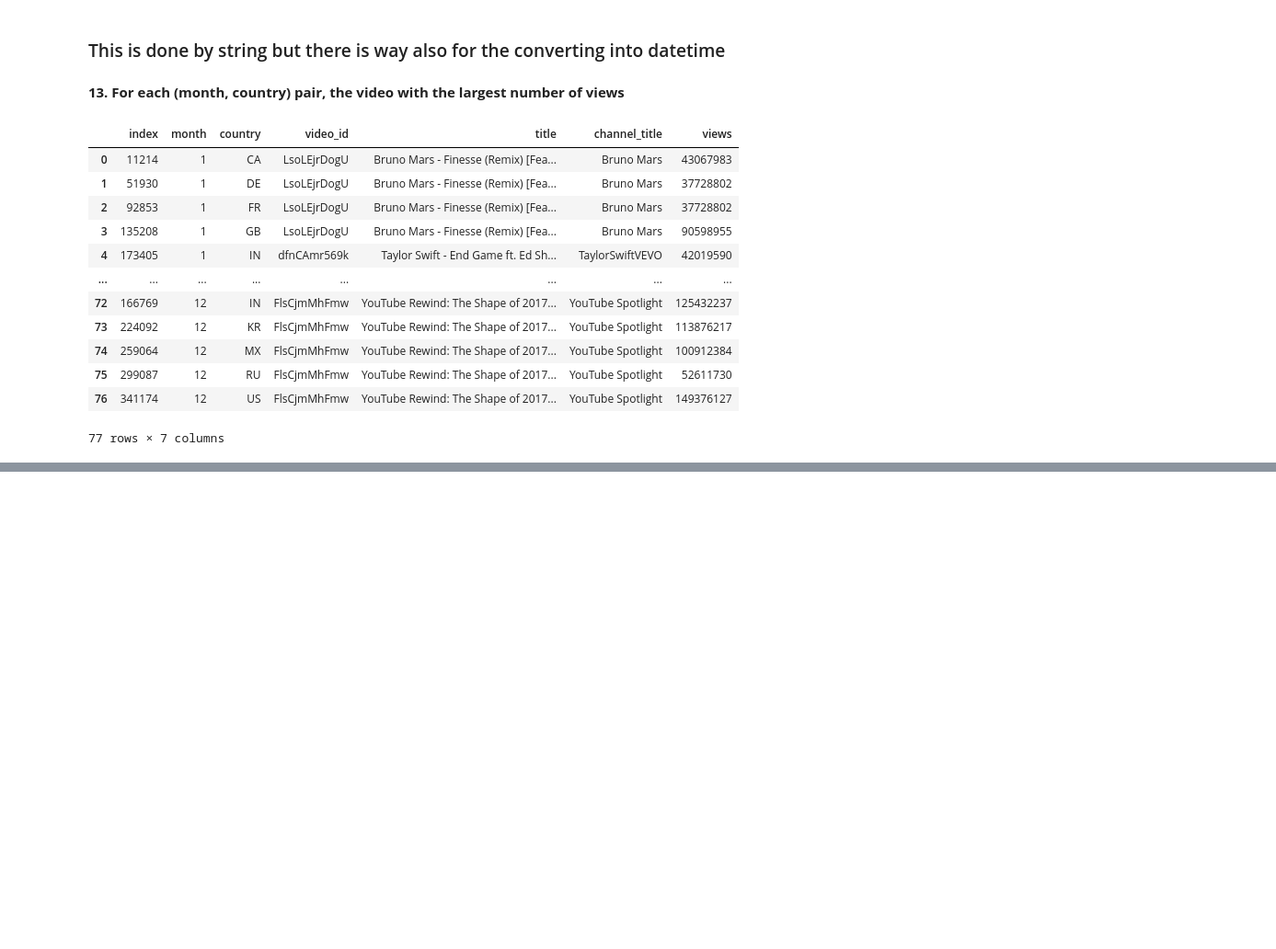
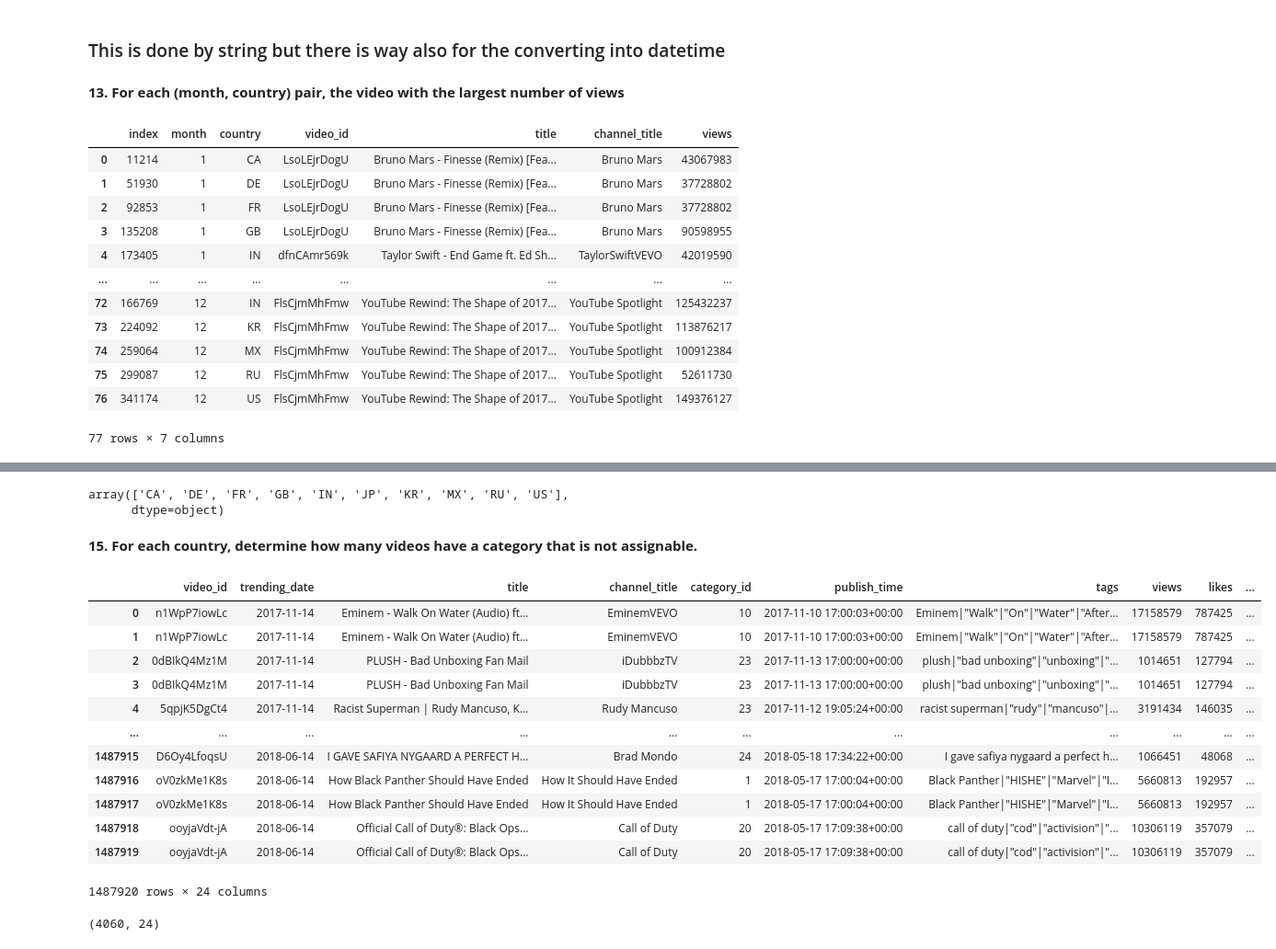
Before and after one commit to aminentezari/CS_project_2025, a Jupyter notebook: notebooks/Main.ipynb, the cells around one changed output, grey strips where cells are left out. Shown at 92% size. Cells and saved outputs as stored; diff of their text form; code cells hidden in the pictures; blank space fills up the shorter version.

```diff
--- a/notebooks/Main.ipynb
+++ b/notebooks/Main.ipynb
@@ -343,0 +389,26 @@ df.loc[idxx, ['month', 'country', 'video_id', 'title', 'channel_title', 'views']
+# %%
+for jf in json_files:
+    country = jf.stem.split("_")[0].upper()  # CA_category_id -> CA
+
+    with open(jf, "r", encoding="utf-8") as f:
+        data = json.load(f)
+
+    items = data.get("items", [])
+    if len(items) == 0:
+        continue
+
+    cat_df = pd.json_normalize(items)
+
+    cat_df = cat_df[["id", "snippet.title", "snippet.assignable"]].rename(columns={
+        "id": "category_id",
+        "snippet.title": "category_name",
+        "snippet.assignable": "assignable"
+    })
+
+    cat_df["category_id"] = cat_df["category_id"].astype(str)
+    cat_df["country"] = country
+
+    dfs.append(cat_df)
+# %%
+categories_df = pd.concat(dfs, ignore_index=True)
+categories_df.head()
@@ -343,0 +422,37 @@ df.loc[idxx, ['month', 'country', 'video_id', 'title', 'channel_title', 'views']
+# %%
+categories_df['country'].unique()
+# %% [output]
+array(['CA', 'DE', 'FR', 'GB', 'IN', 'JP', 'KR', 'MX', 'RU', 'US'],
+      dtype=object)
+# %% [markdown]
+**15. For each country, determine how many videos have a category that is not assignable.**
+# %%
+df["category_id"] = df["category_id"].astype(str)
+categories_df["category_id"] = categories_df["category_id"].astype(str)
+# %%
+df_merged = df.merge(
+    categories_df[["country", "category_id", "assignable"]],
+    on=["country", "category_id"],
+    how="left"
+)
+# %%
+df_merged
+# %% [output]
+|  | video_id | trending_date | title | channel_title | category_id | publish_time | tags | views | likes | ... |
+| 0 | n1WpP7iowLc | 2017-11-14 | Eminem - Walk On Water (Audio) ft... | EminemVEVO | 10 | 2017-11-10 17:00:03+00:00 | Eminem|"Walk"|"On"|"Water"|"After... | 17158579 | 787425 | ... |
+| 1 | n1WpP7iowLc | 2017-11-14 | Eminem - Walk On Water (Audio) ft... | EminemVEVO | 10 | 2017-11-10 17:00:03+00:00 | Eminem|"Walk"|"On"|"Water"|"After... | 17158579 | 787425 | ... |
+| 2 | 0dBIkQ4Mz1M | 2017-11-14 | PLUSH - Bad Unboxing Fan Mail | iDubbbzTV | 23 | 2017-11-13 17:00:00+00:00 | plush|"bad unboxing"|"unboxing"|"... | 1014651 | 127794 | ... |
+| 3 | 0dBIkQ4Mz1M | 2017-11-14 | PLUSH - Bad Unboxing Fan Mail | iDubbbzTV | 23 | 2017-11-13 17:00:00+00:00 | plush|"bad unboxing"|"unboxing"|"... | 1014651 | 127794 | ... |
+| 4 | 5qpjK5DgCt4 | 2017-11-14 | Racist Superman | Rudy Mancuso, K... | Rudy Mancuso | 23 | 2017-11-12 19:05:24+00:00 | racist superman|"rudy"|"mancuso"|... | 3191434 | 146035 | ... |
+| ... | ... | ... | ... | ... | ... | ... | ... | ... | ... | ... |
+| 1487915 | D6Oy4LfoqsU | 2018-06-14 | I GAVE SAFIYA NYGAARD A PERFECT H... | Brad Mondo | 24 | 2018-05-18 17:34:22+00:00 | I gave safiya nygaard a perfect h... | 1066451 | 48068 | ... |
+| 1487916 | oV0zkMe1K8s | 2018-06-14 | How Black Panther Should Have Ended | How It Should Have Ended | 1 | 2018-05-17 17:00:04+00:00 | Black Panther|"HISHE"|"Marvel"|"I... | 5660813 | 192957 | ... |
+| 1487917 | oV0zkMe1K8s | 2018-06-14 | How Black Panther Should Have Ended | How It Should Have Ended | 1 | 2018-05-17 17:00:04+00:00 | Black Panther|"HISHE"|"Marvel"|"I... | 5660813 | 192957 | ... |
+| 1487918 | ooyjaVdt-jA | 2018-06-14 | Official Call of Duty®: Black Ops... | Call of Duty | 20 | 2018-05-17 17:09:38+00:00 | call of duty|"cod"|"activision"|"... | 10306119 | 357079 | ... |
+| 1487919 | ooyjaVdt-jA | 2018-06-14 | Official Call of Duty®: Black Ops... | Call of Duty | 20 | 2018-05-17 17:09:38+00:00 | call of duty|"cod"|"activision"|"... | 10306119 | 357079 | ... |
+1487920 rows × 24 columns
+# %%
+not_assignable_df = df_merged[df_merged["assignable"] == False]
+not_assignable_df.shape
+# %% [output]
+(4060, 24)
```
Also changed, not shown: parts of 19 cells of this notebook, 1 other file.
